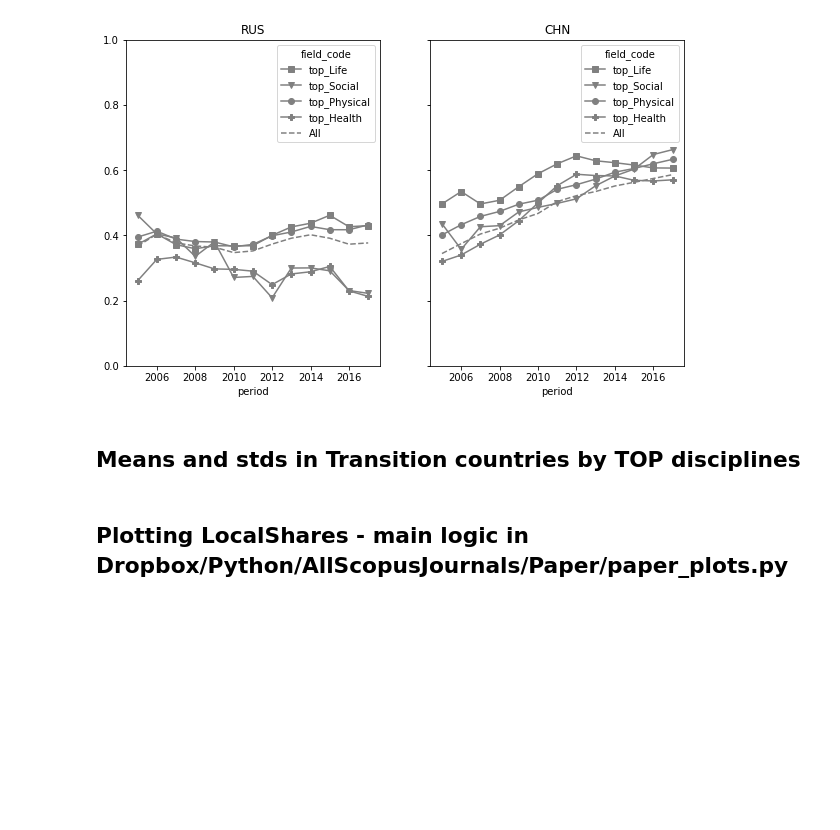
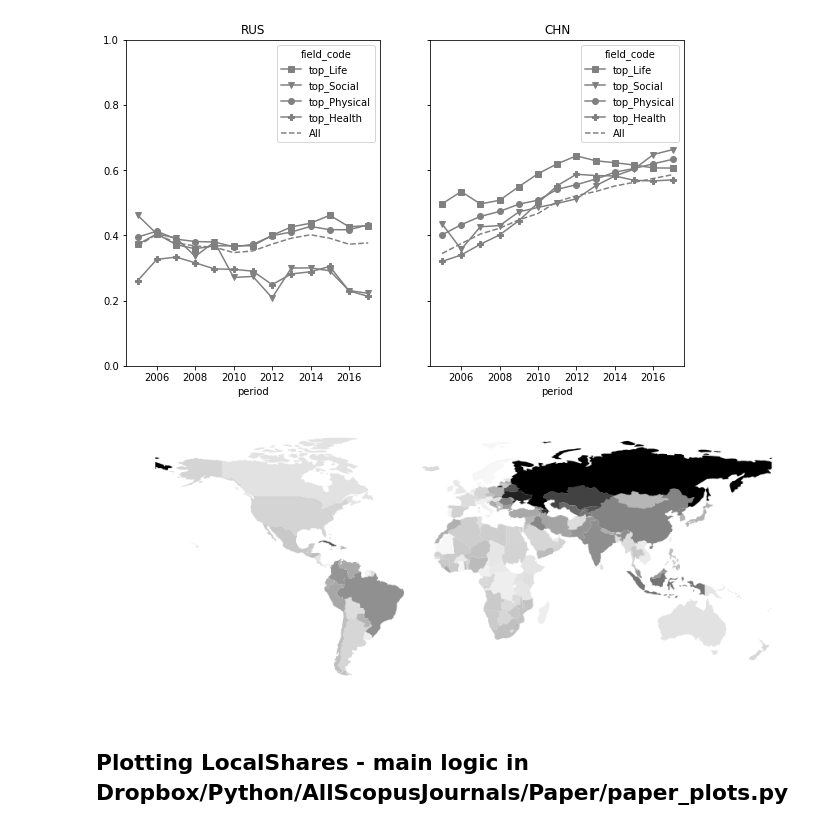
Before and after one commit to vitekzkytek/GlobalizationPaper, a Jupyter notebook: PaperResults.ipynb, the cells around one changed output. Saved outputs shown, nothing was run; the diff lists cells and outputs as text; code cells hidden in the pictures; blank space fills up the shorter version.

```diff
--- a/PaperResults.ipynb
+++ b/PaperResults.ipynb
@@ -104,19 +65,19 @@ for i in range(2):
 # %%
 import geopandas as gpd
 from mpl_toolkits.axes_grid1 import make_axes_locatable
 
 world = gpd.read_file(gpd.datasets.get_path('naturalearth_lowres'))
 mapdata = pd.DataFrame(glob.loc[idx[:,'All','euclid',2017]])
 world = pd.merge(world[['geometry', 'iso_a3']],mapdata,left_on='iso_a3',right_index=True)
 
 f,ax = plt.subplots(1,figsize=(15,9))
-divider = make_axes_locatable(ax)
-cax = divider.append_axes("right", size="5%", pad=0.1)
-world.plot(column='value',cmap='gray',legend=True,cax=ax)
+#divider = make_axes_locatable(ax)
+#cax = divider.append_axes("right", size="5%", pad=0.1)
+world.plot(column='value',cmap='gray',legend=False,ax=ax)
 ax.set_axis_off()
 plt.show()
+# %% [output]
+[figure, added]
-# %% [markdown]
-## Means and stds in Transition countries by TOP disciplines
 # %% [markdown]
 ## Plotting LocalShares - main logic in Dropbox/Python/AllScopusJournals/Paper/paper_plots.py
 # %%
```
Also changed, not shown: parts of 8 cells of this notebook, 4 other files.
